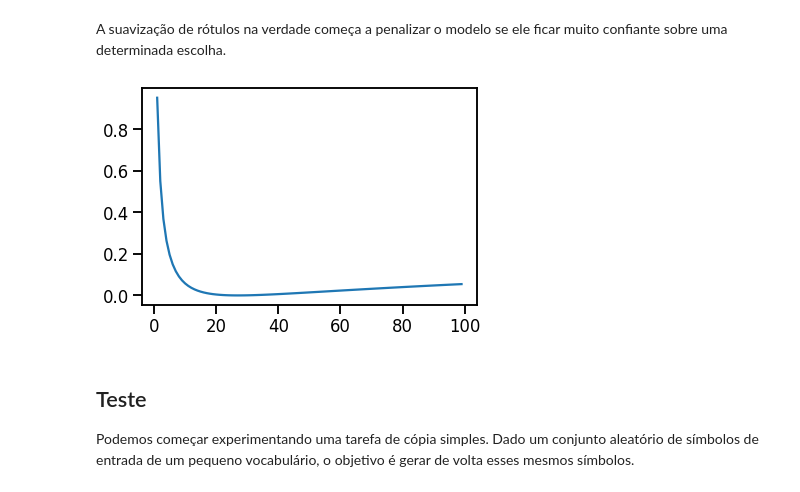
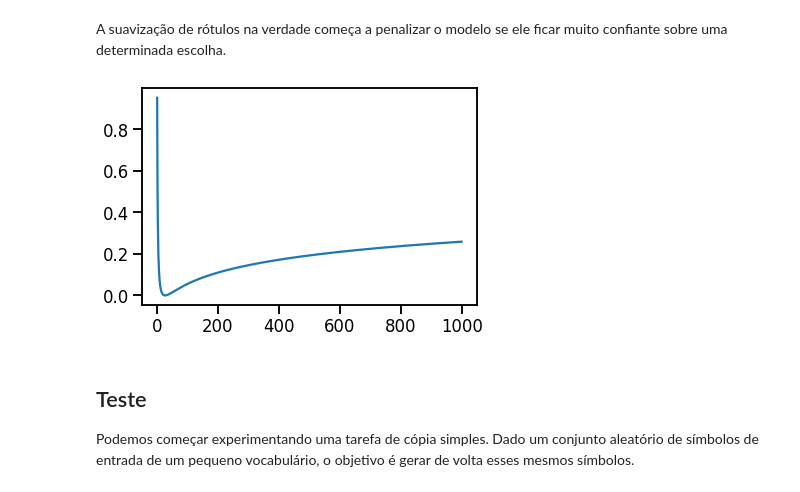
Before and after one commit to RafaelxFernandes/Neural-Machine-Translation, a Jupyter notebook: Traducao_com_Atencao.ipynb, the cells around one changed output. Saved outputs shown, nothing was run; the diff lists cells and outputs as text; code cells hidden in the pictures.

```diff
--- a/Traducao_com_Atencao.ipynb
+++ b/Traducao_com_Atencao.ipynb
@@ -686,17 +659,17 @@ A suavização de rótulos na verdade começa a penalizar o modelo se ele ficar
 # %%
 crit = LabelSmoothing(5, 0, 0.1)
 
 def loss(x):
     d = x + 3
 
     predict = torch.FloatTensor([[0, x /d, 1/ d, 1/ d, 1/ d],])
 
     return crit(Variable(predict.log()),Variable(torch.LongTensor([1]))).data
 
-plt.plot(np.arange(1, 100), [loss(x) for x in range(1, 100)])
+plt.plot(np.arange(1, 1000), [loss(x) for x in range(1, 1000)])
 plt.show()
 # %% [output]
-[figure, old version]
+[figure, new version]
 # %% [markdown]
 ## Teste
 Podemos começar experimentando uma tarefa de cópia simples. Dado um conjunto aleatório de símbolos de entrada de um pequeno vocabulário, o objetivo é gerar de volta esses mesmos símbolos.
```
Also changed, not shown: parts of 12 cells of this notebook.
